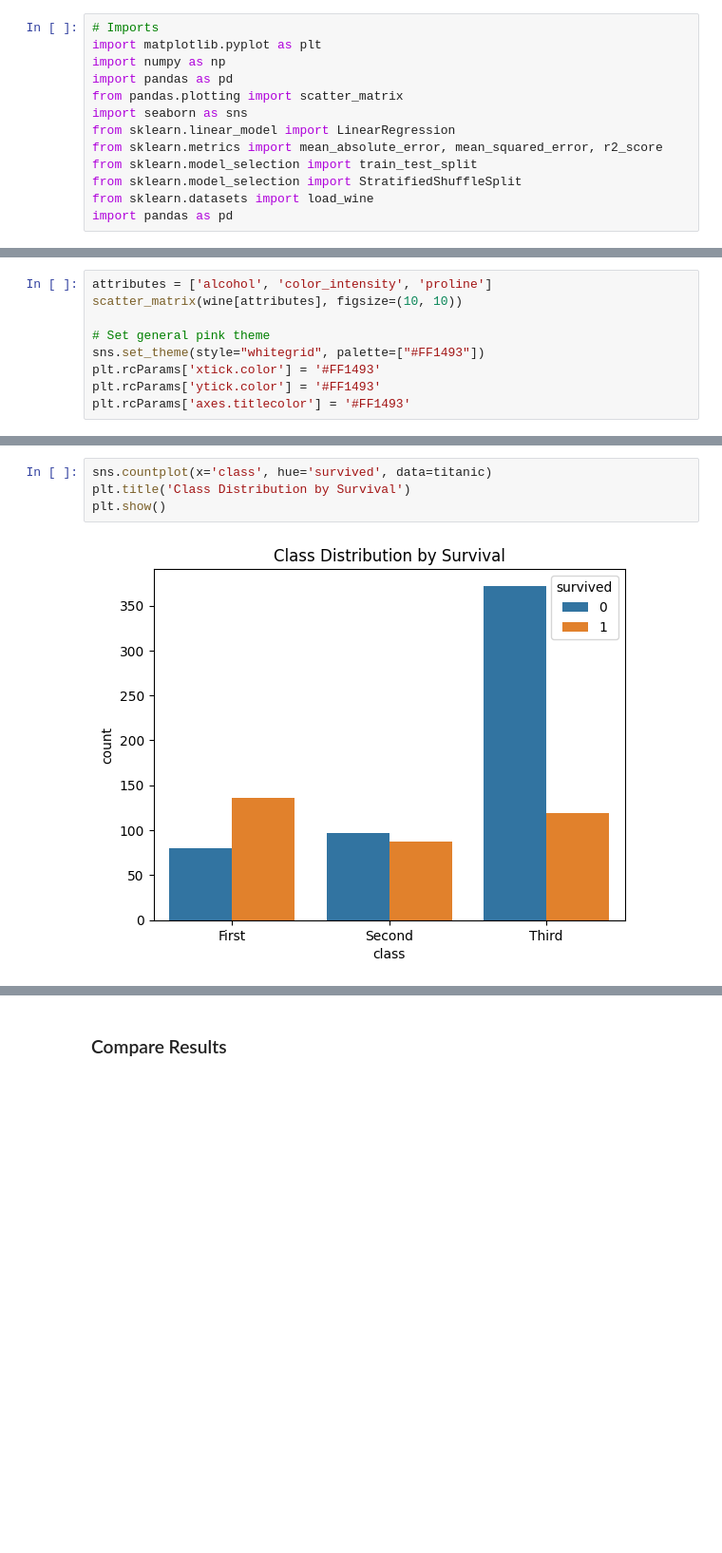
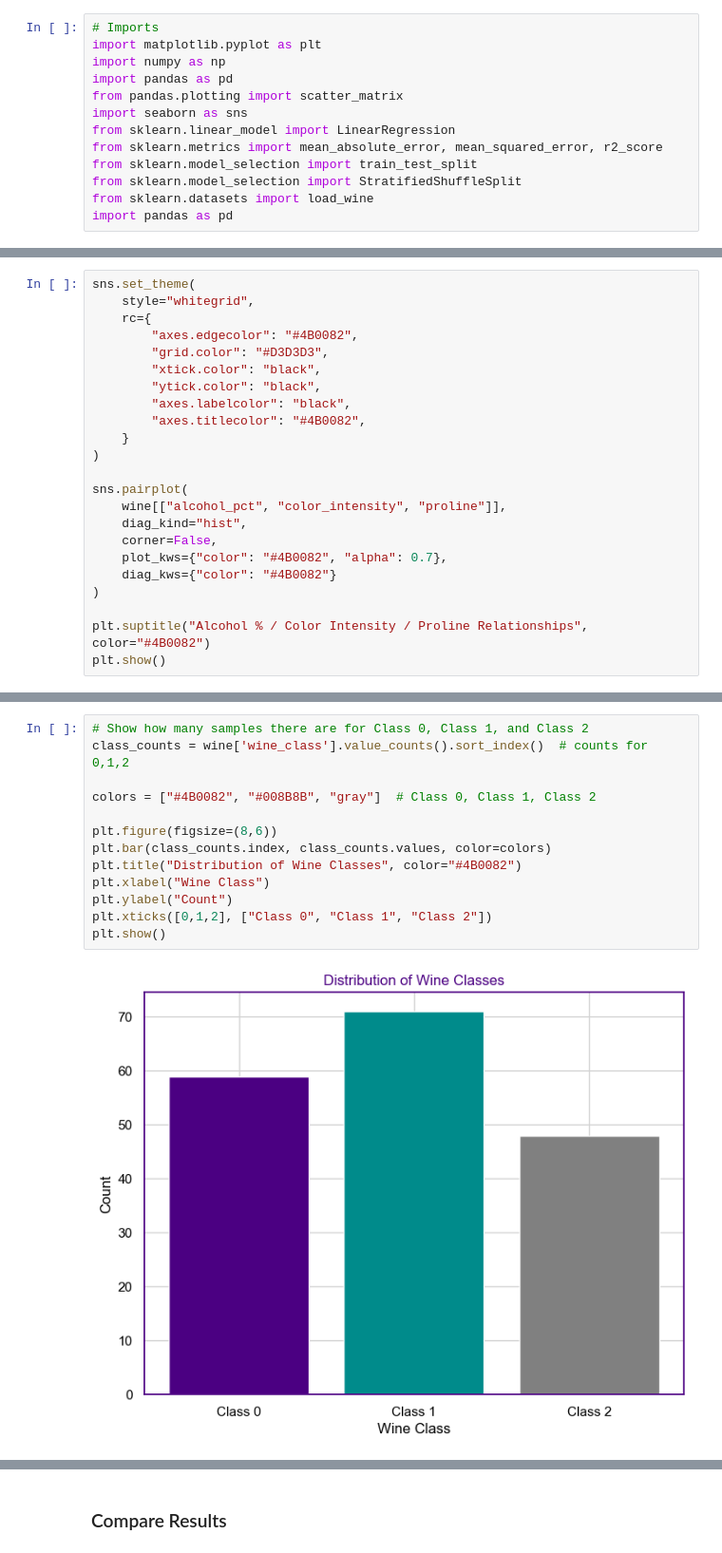
Before and after one commit to ssowers2/applied-ml-sowers, a Jupyter notebook: notebooks/bonusproject01/mlbonus01_sowers.ipynb, the cells around one changed output, grey strips where cells are left out. Shown at 95% size. Drawn from its saved outputs; the diff is of its cells as text; blank space fills up the shorter version.

Commit message:
Restart project, update section headings, update visuals with new color theme, rename features headers, update reflection 1 section

```diff
--- a/notebooks/bonusproject01/mlbonus01_sowers.ipynb
+++ b/notebooks/bonusproject01/mlbonus01_sowers.ipynb
@@ -191,9 +222,0 @@ No because there are no categorical features in this dataset.
-# %%
-attributes = ['alcohol', 'color_intensity', 'proline']
-scatter_matrix(wine[attributes], figsize=(10, 10))
-
-# Set general pink theme
-sns.set_theme(style="whitegrid", palette=["#FF1493"])
-plt.rcParams['xtick.color'] = '#FF1493'
-plt.rcParams['ytick.color'] = '#FF1493'
-plt.rcParams['axes.titlecolor'] = '#FF1493'
@@ -228,0 +244,23 @@ plt.show()
+# %%
+sns.set_theme(
+    style="whitegrid",
+    rc={
+        "axes.edgecolor": "#4B0082",
+        "grid.color": "#D3D3D3",
+        "xtick.color": "black",
+        "ytick.color": "black",
+        "axes.labelcolor": "black",
+        "axes.titlecolor": "#4B0082",
+    }
+)
+
+sns.pairplot(
+    wine[["alcohol_pct", "color_intensity", "proline"]],
+    diag_kind="hist",
+    corner=False,
+    plot_kws={"color": "#4B0082", "alpha": 0.7},
+    diag_kws={"color": "#4B0082"}
+)
+
+plt.suptitle("Alcohol % / Color Intensity / Proline Relationships", color="#4B0082")
+plt.show()
@@ -231,7 +317,16 @@ plt.show()
 # %%
-sns.countplot(x='class', hue='survived', data=titanic)
-plt.title('Class Distribution by Survival')
+# Show how many samples there are for Class 0, Class 1, and Class 2
+class_counts = wine['wine_class'].value_counts().sort_index()  # counts for 0,1,2
+
+colors = ["#4B0082", "#008B8B", "gray"]  # Class 0, Class 1, Class 2
+
+plt.figure(figsize=(8,6))
+plt.bar(class_counts.index, class_counts.values, color=colors)
+plt.title("Distribution of Wine Classes", color="#4B0082")
+plt.xlabel("Wine Class")
+plt.ylabel("Count")
+plt.xticks([0,1,2], ["Class 0", "Class 1", "Class 2"])
 plt.show()
 # %% [output]
-[figure, old version]
+[figure, new version]
 # %% [markdown]
```
Also changed, not shown: parts of 44 cells of this notebook.
